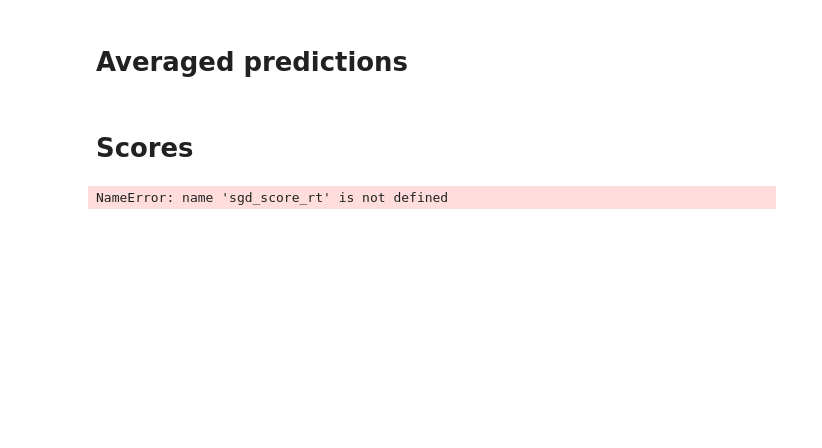
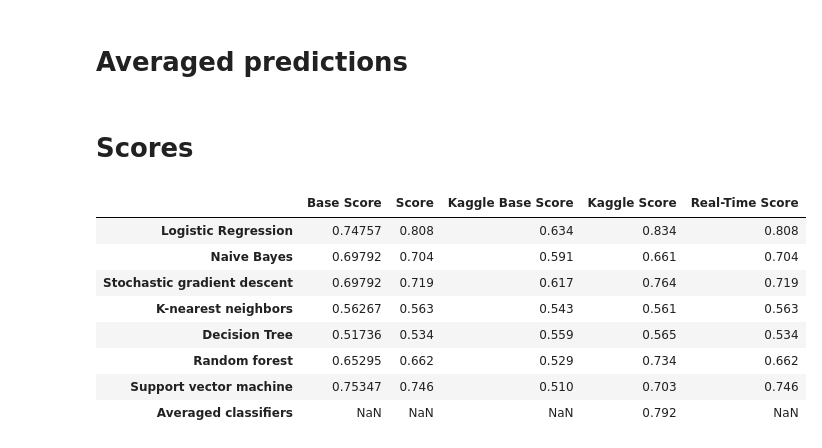
Before and after one commit to Gedas-LT/kaggle-dont-overfit, a Jupyter notebook: notebook.ipynb, the cells around one changed output. Drawn from its saved outputs; the diff is of its cells as text; code cells hidden in the pictures; blank space fills up the shorter version.

Commit message:
Reached we score. Left GridSearchCV to do

```diff
--- a/notebook.ipynb
+++ b/notebook.ipynb
@@ -78,7 +77,7 @@ log_reg = LogisticRegression(C=0.8, random_state=42)
 # %%
 log_pipe = Pipeline(
     steps=[
-        ("selector", SelectFromModel(estimator=log_reg, threshold="1.5*mean")),
+        ("selector", SelectFromModel(estimator=log_reg, threshold="2.5*mean")),
         ("model", log_reg)
     ]
 )
@@ -182,8 +221,8 @@ Cross-validation score: 0.55035
 # %%
-dtree.fit(X_train, y_train)
-dtree_predictions = dtree.predict(X_test)
+dtree_pipe.fit(X_train, y_train)
+dtree_predictions = dtree_pipe.predict_proba(X_test)
 
-output = pd.DataFrame({"id": test["id"], "target": dtree_predictions})
+output = pd.DataFrame({"id": test["id"], "target": dtree_predictions[:, 1]})
 output.to_csv("submissions/dtree_predictions.csv", index=False)
 # %% [markdown]
 ## Random forest
@@ -204,8 +244,8 @@ Cross-validation score: 0.69983
 # %%
-forest.fit(X_train, y_train)
-forest_predictions = forest.predict(X_test)
+forest_pipe.fit(X_train, y_train)
+forest_predictions = forest_pipe.predict_proba(X_test)
 
-output = pd.DataFrame({"id": test["id"], "target": forest_predictions})
+output = pd.DataFrame({"id": test["id"], "target": forest_predictions[:, 1]})
 output.to_csv("submissions/forest_predictions.csv", index=False)
 # %% [markdown]
 ## Support vector machine
@@ -218,0 +252,6 @@ Cross-validation score: 0.75347
+# %%
+svm = SVC(probability=True)
+
+svm_probs = cross_val_predict(svm, X_train, y_train, method="predict_proba")
+svm_score_rt = round(roc_auc_score(y_train, svm_probs[:, 1]), 3)
+print("Cross-validation score:", svm_score_rt)
@@ -282,55 +282,59 @@ sgd_base_score = 0.69792
 knn_base_score = 0.56267
 dtree_base_score = 0.51736
 forest_base_score = 0.65295
 svm_base_score = 0.75347
-ridge_base_score = 0.69444
-stacked_base_score = 0.70312
+avg_base_score = None
 
-log_score = 0.744
+log_score = 0.808
 nb_score = 0.704
-sgd_score = 0.66
+sgd_score = 0.719
 knn_score = 0.563
-dtree_score = 0.50556
-forest_score = 0.71840
-svm_score = 0.00000
-ridge_score = 0.00000
-stacked_score = 0.00000
+dtree_score = 0.534
+forest_score = 0.662
+svm_score = 0.746
+avg_score = None
 
 kaggle_base_log_score = 0.634
 kaggle_base_nb_score = 0.591
 kaggle_base_sgd_score = 0.617
 kaggle_base_knn_score = 0.543
 kaggle_base_dtree_score = 0.559
 kaggle_base_forest_score = 0.529
 kaggle_base_svm_score = 0.510
-kaggle_base_ridge_score = 0.584
-kaggle_base_stacked_score = 0.618
+kaggle_base_avg_score = None
 
-kaggle_log_score = 0.725
+kaggle_log_score = 0.834
 kaggle_nb_score = 0.661
-kaggle_sgd_score = 0.664
+kaggle_sgd_score = 0.764
 kaggle_knn_score = 0.561
-kaggle_dtree_score = 0.576
-kaggle_forest_score = 0.553
-kaggle_svm_score = 0.00000
-kaggle_ridge_score = 0.00000
-kaggle_stacked_score = 0.00000
+kaggle_dtree_score = 0.565
+kaggle_forest_score = 0.734
+kaggle_svm_score = 0.703
+kaggle_avg_score = 0.792
 
 scores_table = pd.DataFrame({"Base Score": [log_base_score, nb_base_score, sgd_base_score, knn_base_score, dtree_base_score,
-                                            forest_base_score, svm_base_score, ridge_base_score, stacked_base_score],
-                             "Score": [log_score, nb_score, sgd_score, knn_score, dtree_score, forest_score, svm_score, ridge_score, stacked_score],
+                                            forest_base_score, svm_base_score, avg_base_score],
+                             "Score": [log_score, nb_score, sgd_score, knn_score, dtree_score, forest_score, svm_score, avg_score],
                              "Kaggle Base Score": [kaggle_base_log_score, kaggle_base_nb_score, kaggle_base_sgd_score, kaggle_base_knn_score, kaggle_base_dtree_score,
-                                                   kaggle_base_forest_score, kaggle_base_svm_score, kaggle_base_ridge_score, kaggle_base_stacked_score],
+                                                   kaggle_base_forest_score, kaggle_base_svm_score, kaggle_base_avg_score],
                              "Kaggle Score": [kaggle_log_score, kaggle_nb_score, kaggle_sgd_score, kaggle_knn_score, kaggle_dtree_score,
-                                              kaggle_forest_score, kaggle_svm_score, kaggle_ridge_score, kaggle_stacked_score],
+                                              kaggle_forest_score, kaggle_svm_score, kaggle_avg_score],
                              "Real-Time Score": [log_score_rt, nb_score_rt, sgd_score_rt, knn_score_rt, dtree_score_rt, forest_score_rt,
-                                                 svm_score_rt, ridge_score_rt, stacked_score_rt]
+                                                 svm_score_rt, None]
                              }
                             ).set_axis(
                                  ["Logistic Regression", "Naive Bayes", "Stochastic gradient descent", "K-nearest neighbors",
-                                  "Decision Tree", "Random forest", "Support vector machine", "Ridge classifier", "Stacked model"], axis="index"
+                                  "Decision Tree", "Random forest", "Support vector machine", "Averaged classifiers"], axis="index"
                                  )
 
 scores_table
 # %% [output]
-NameError: name 'sgd_score_rt' is not defined
+|  | Base Score | Score | Kaggle Base Score | Kaggle Score | Real-Time Score |
+| Logistic Regression | 0.74757 | 0.808 | 0.634 | 0.834 | 0.808 |
+| Naive Bayes | 0.69792 | 0.704 | 0.591 | 0.661 | 0.704 |
+| Stochastic gradient descent | 0.69792 | 0.719 | 0.617 | 0.764 | 0.719 |
+| K-nearest neighbors | 0.56267 | 0.563 | 0.543 | 0.561 | 0.563 |
+| Decision Tree | 0.51736 | 0.534 | 0.559 | 0.565 | 0.534 |
+| Random forest | 0.65295 | 0.662 | 0.529 | 0.734 | 0.662 |
+| Support vector machine | 0.75347 | 0.746 | 0.510 | 0.703 | 0.746 |
+| Averaged classifiers | NaN | NaN | NaN | 0.792 | NaN |
```
Also changed, not shown: parts of 23 cells of this notebook, 8 other files.
